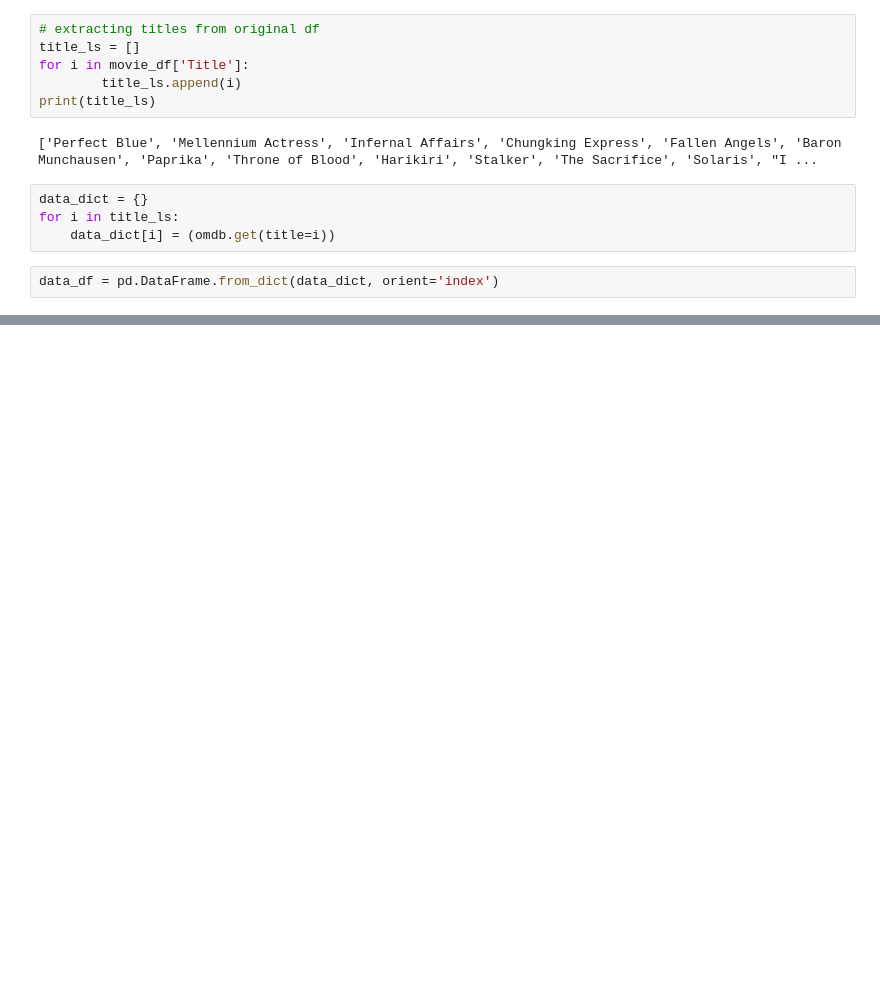
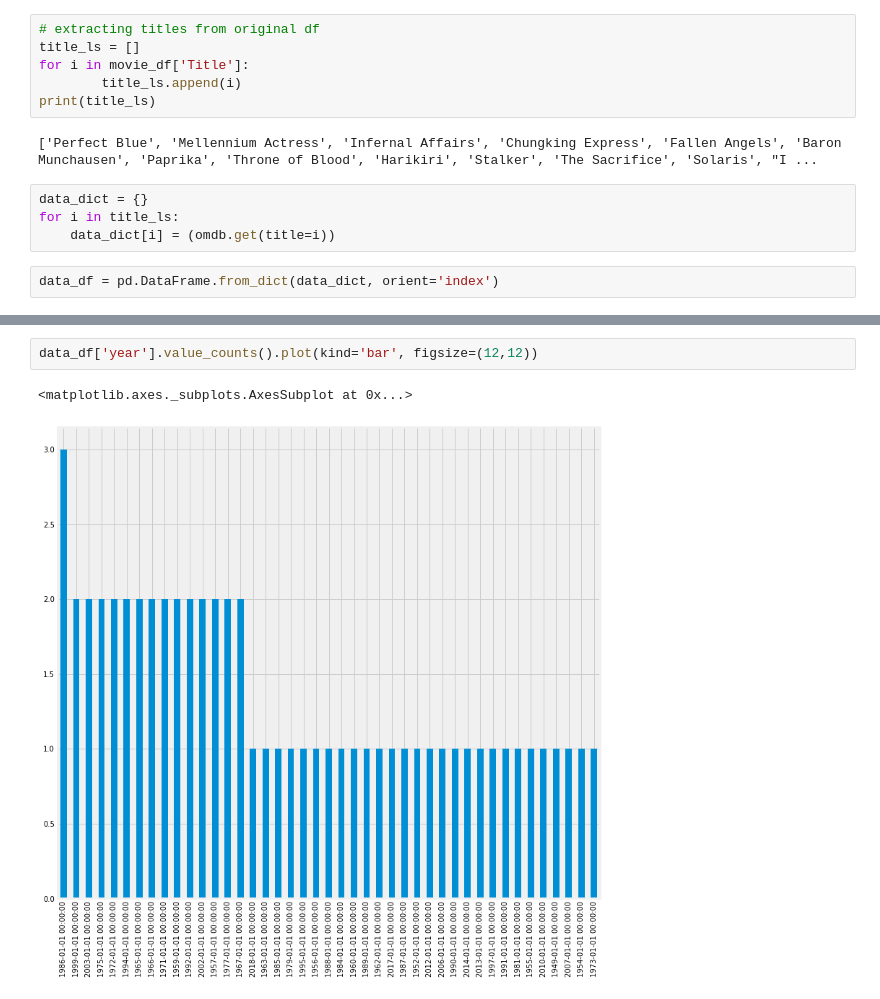
Before and after one commit to bfitzpatrick79/personal_projects, a Jupyter notebook: Fun Projects/Open Movies/open_movie.ipynb, the cells around one changed output, grey strips where cells are left out. Drawn from its saved outputs; the diff is of its cells as text; blank space fills up the shorter version.

```diff
--- a/Fun Projects/Open Movies/open_movie.ipynb
+++ b/Fun Projects/Open Movies/open_movie.ipynb
@@ -83,0 +107,5 @@ TypeError: cannot convert the series to <class 'float'>
+# %%
+data_df['year'].value_counts().plot(kind='bar', figsize=(12,12))
+# %% [output]
+<matplotlib.axes._subplots.AxesSubplot at 0x...>
+[figure, added]
```
Also changed, not shown: parts of 11 cells of this notebook, 36 other files.
